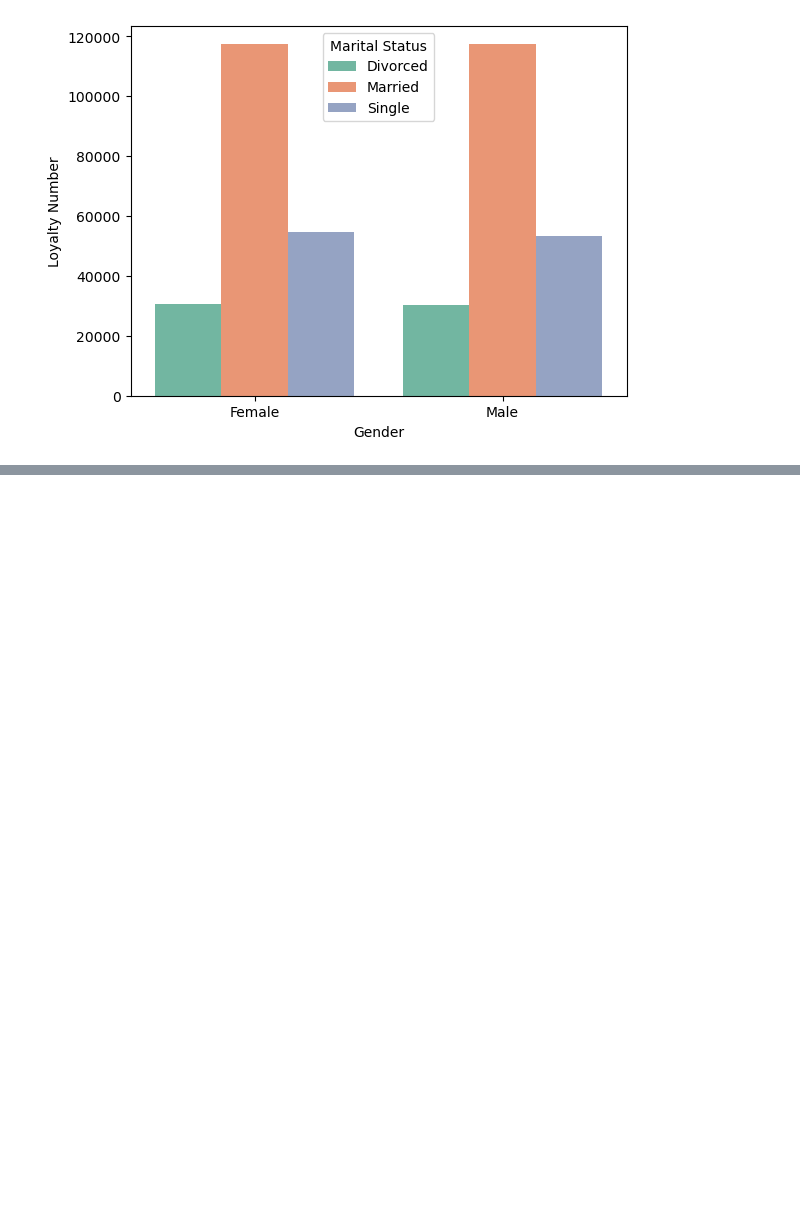
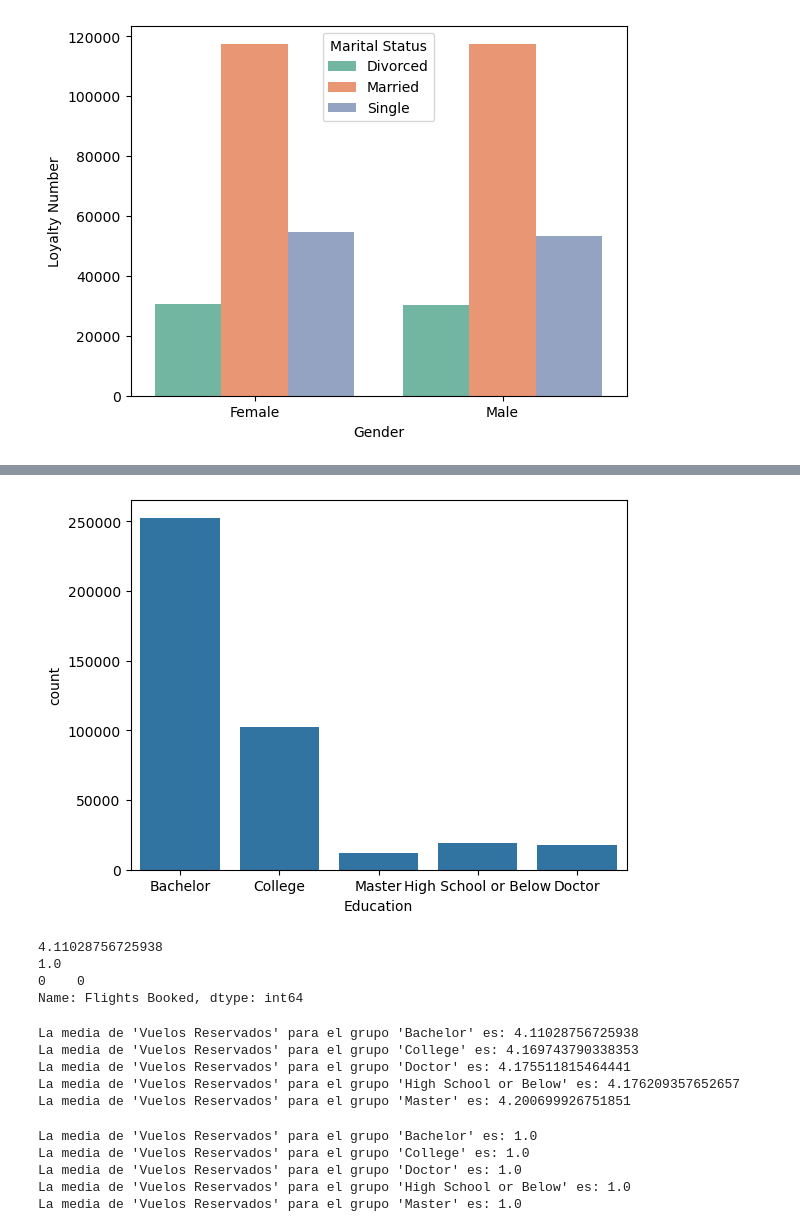
Before and after one commit to Adalab/bda-modulo-3-evaluacion-final-nerearial, a Jupyter notebook: bda-modulo-3-evaluacion-final-nerearial.ipynb, the cells around one changed output, grey strips where cells are left out. Saved outputs shown, nothing was run; the diff lists cells and outputs as text; code cells hidden in the pictures; blank space fills up the shorter version.

```diff
--- a/bda-modulo-3-evaluacion-final-nerearial.ipynb
+++ b/bda-modulo-3-evaluacion-final-nerearial.ipynb
@@ -707,0 +744,14 @@ sns.barplot(
+# %%
+sns.countplot(x = 'Education',
+    data = df);
+# %% [output]
+[figure, added]
+# %%
+print(df[df['Education'] == 'Bachelor']['Flights Booked'].mean())
+print(df[df['Education'] == 'Bachelor']['Flights Booked'].median())
+print(df[df['Education'] == 'Bachelor']['Flights Booked'].mode())
+# %% [output]
+4.11028756725938
+1.0
+0    0
+Name: Flights Booked, dtype: int64
@@ -707,0 +812,18 @@ sns.barplot(
+# %%
+# Llamamos a la función indicándole la columna:
+print_stadistics('mean')
+# %% [output]
+La media de 'Vuelos Reservados' para el grupo 'Bachelor' es: 4.11028756725938
+La media de 'Vuelos Reservados' para el grupo 'College' es: 4.169743790338353
+La media de 'Vuelos Reservados' para el grupo 'Doctor' es: 4.175511815464441
+La media de 'Vuelos Reservados' para el grupo 'High School or Below' es: 4.176209357652657
+La media de 'Vuelos Reservados' para el grupo 'Master' es: 4.200699926751851
+# %%
+# Llamamos a la función indicándole la columna:
+print_stadistics('median')
+# %% [output]
+La media de 'Vuelos Reservados' para el grupo 'Bachelor' es: 1.0
+La media de 'Vuelos Reservados' para el grupo 'College' es: 1.0
+La media de 'Vuelos Reservados' para el grupo 'Doctor' es: 1.0
+La media de 'Vuelos Reservados' para el grupo 'High School or Below' es: 1.0
+La media de 'Vuelos Reservados' para el grupo 'Master' es: 1.0
```
Also changed, not shown: parts of 19 cells of this notebook.
